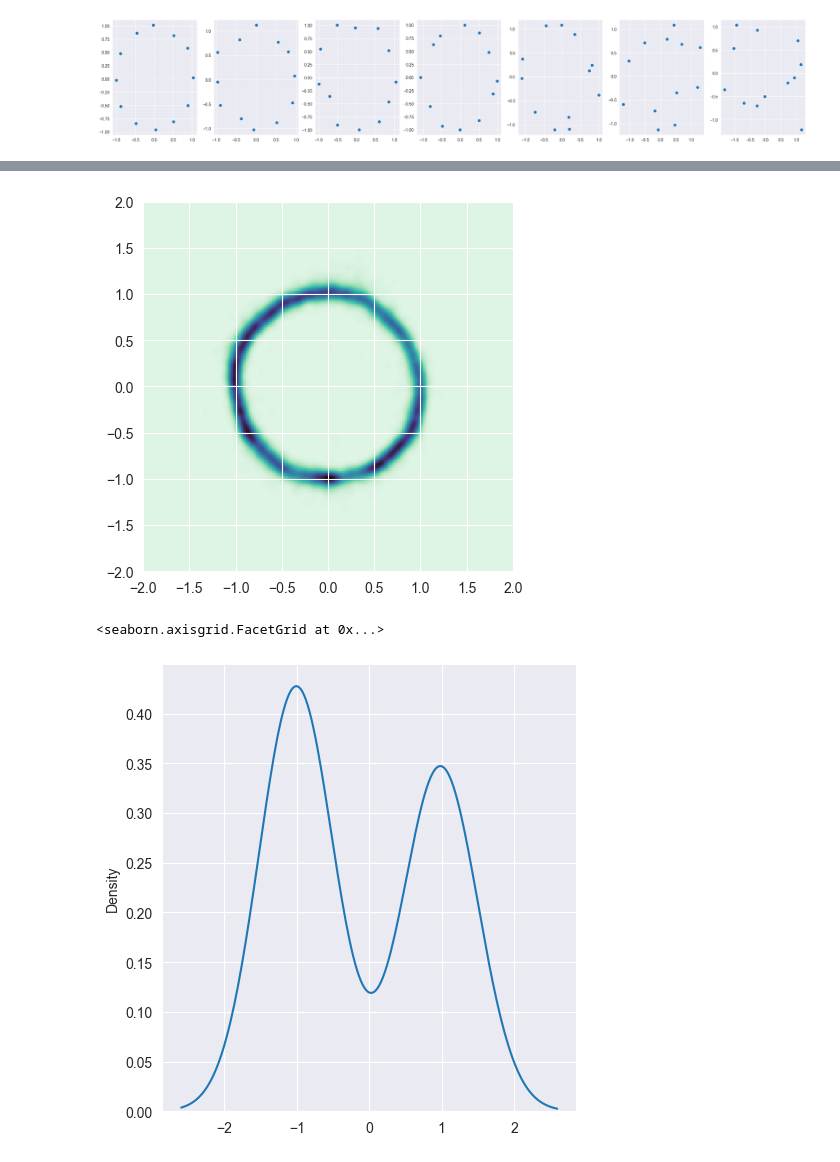
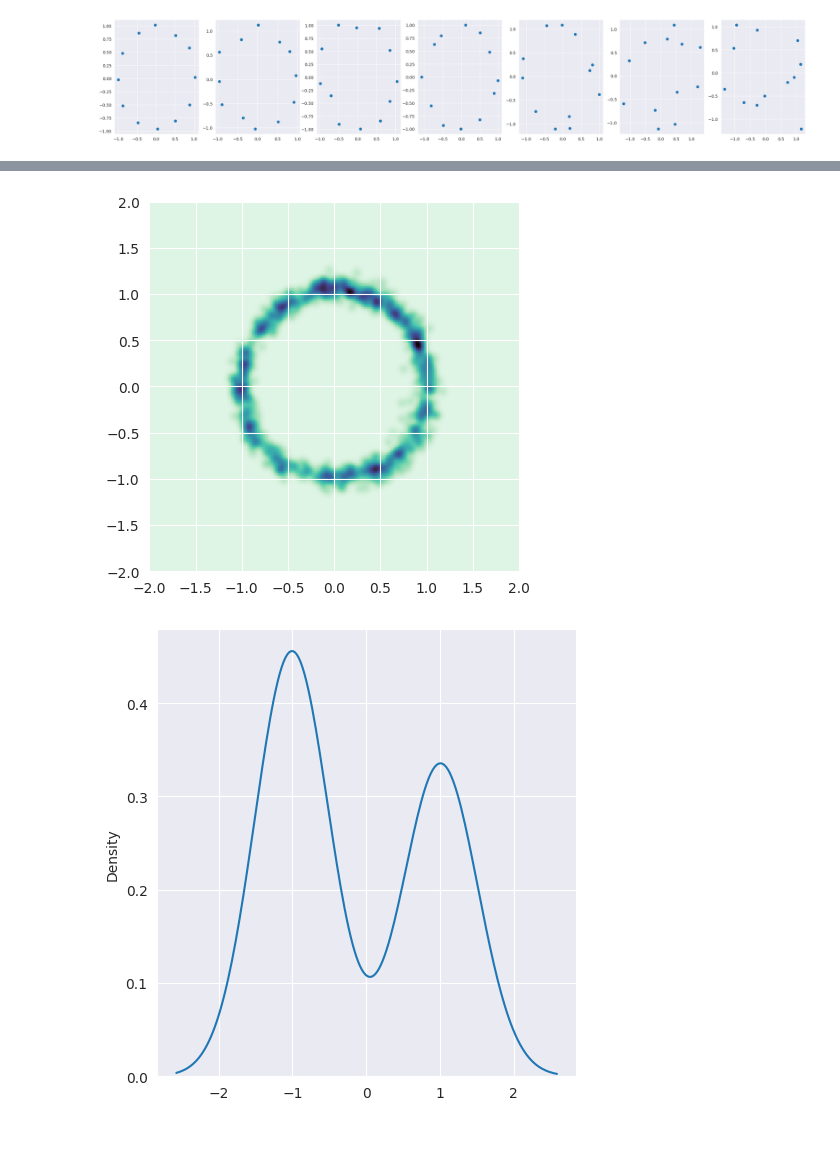
Before and after one commit to bd3dowling/diffusion-comp, a Jupyter notebook: notebooks/denoising-diffusion-probabilistic-models-intro.ipynb, the cells around one changed output, grey strips where cells are left out. Cells and saved outputs as stored; diff of their text form; code cells hidden in the pictures.

```diff
--- a/notebooks/denoising-diffusion-probabilistic-models-intro.ipynb
+++ b/notebooks/denoising-diffusion-probabilistic-models-intro.ipynb
@@ -52,16 +49,3 @@ for i, t in enumerate([1, 5, 10, 20, 50, 100, 199]):
 plt.show()
 # %% [output]
 [figure]
-# %%
-n_epochs = 60_000
-x = jnp.zeros(2 * 10).reshape((10, 2))
-time = jnp.ones((10, 1))
-
-# initialize the model weights
-denoiser_model = FullyConnectedWithTime()
-rng, srng = random.split(rng)
-initial_params = denoiser_model.init(srng, x, time)
-
-# Finally, we can fit our parametrized function using the Adam optimizer provided by optax.
-optimizer = optax.adam(learning_rate=1e-3)
-params = fit(n_epochs, initial_params, optimizer, rng, denoiser_model, train_sample, alpha_bar)
@@ -80,0 +52,7 @@ Epoch 60000,     Loss 0.173346
+# %%
+n_epochs = 60_000
+
+denoiser_model = FullyConnectedWithTime(2, key=rng)
+optimizer = optax.adamw(learning_rate=1e-3)
+
+fitted_model = fit(denoiser_model, n_epochs, optimizer, train_sample, alpha_bar, rng)
@@ -81,16 +73,16 @@ Epoch 60000,     Loss 0.173346
 # %%
-n_samples = 10_000
+n_samples = 1_000
 samples, all_outputs = sample_with_time(
-    rng, n_samples, denoiser_model, params, alpha_bar, beta
+    rng, n_samples, fitted_model, alpha_bar, beta
 )
 im = plot_heatmap(samples)
 # %% [output]
-[figure, old version]
+[figure, new version]
 # %%
 sns.displot(
-    samples[jnp.where(round(samples[:, 1], ndigits = 2) == 0)][:, 0],
+    samples[jnp.where(round(samples[:, 1], ndigits = 1) == 0)][:, 0],
     kind='kde'
 )
+plt.show()
 # %% [output]
-<seaborn.axisgrid.FacetGrid at 0x...>
-[figure, old version]
+[figure, new version]
```
Also changed, not shown: parts of 7 cells of this notebook, 4 other files.
